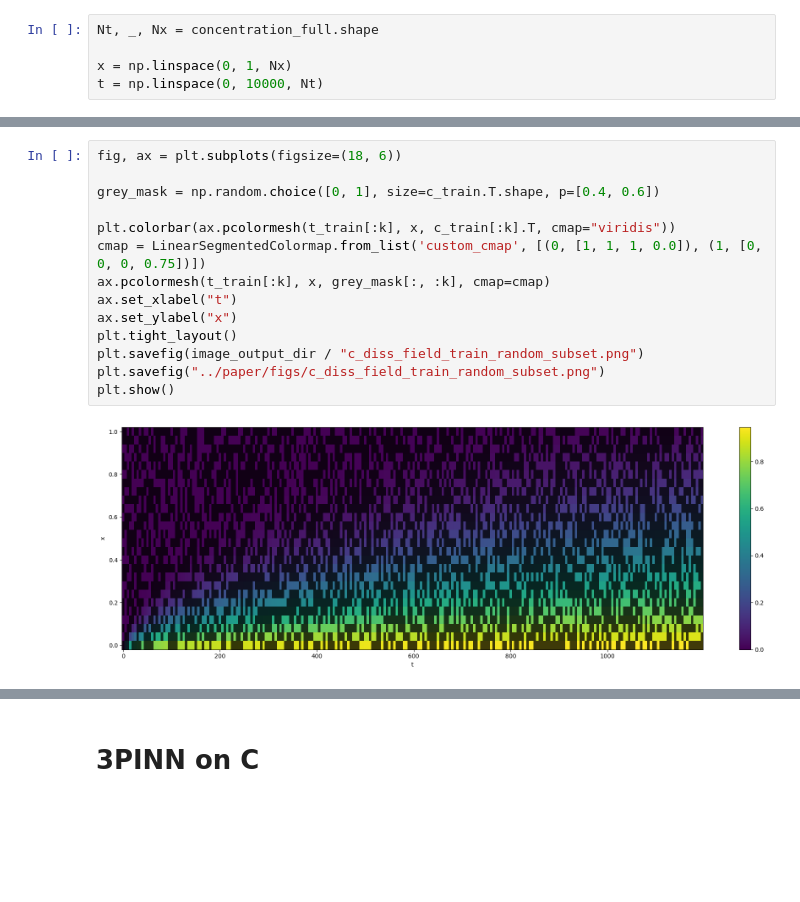
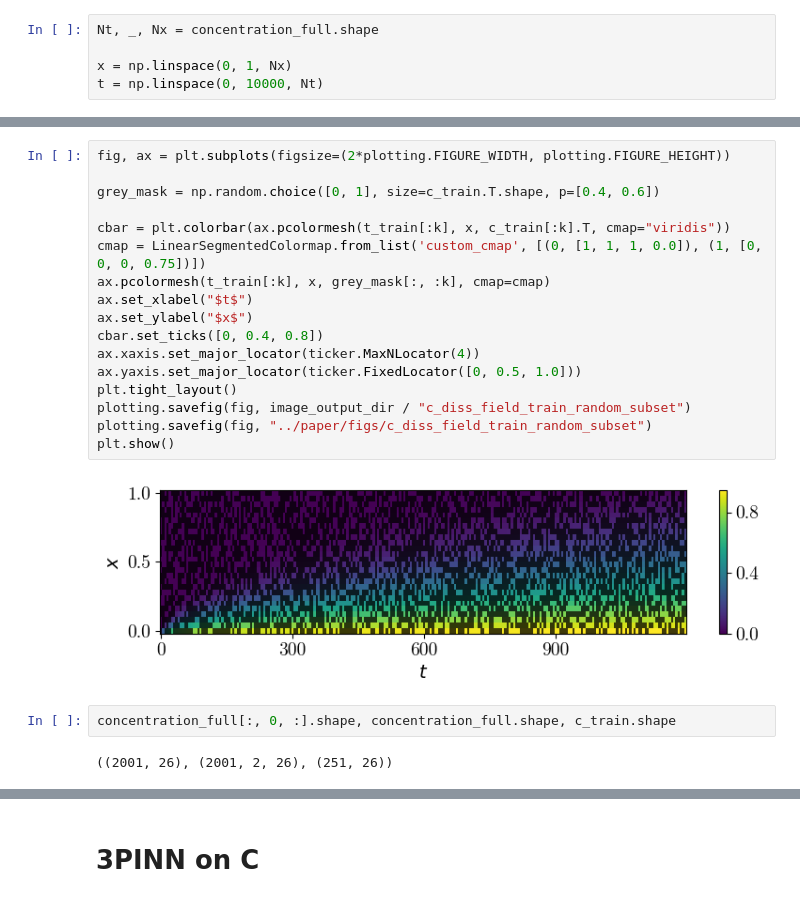
Before and after one commit to RiccardoFrenner/finn-nnpie, a Jupyter notebook: src/talk_plots.ipynb, the cells around one changed output, grey strips where cells are left out. Cells and saved outputs as stored; diff of their text form; blank space fills up the shorter version.

```diff
--- a/src/talk_plots.ipynb
+++ b/src/talk_plots.ipynb
@@ -92,18 +111,25 @@ plt.show()
 # %%
-fig, ax = plt.subplots(figsize=(18, 6))
+fig, ax = plt.subplots(figsize=(2*plotting.FIGURE_WIDTH, plotting.FIGURE_HEIGHT))
 
 grey_mask = np.random.choice([0, 1], size=c_train.T.shape, p=[0.4, 0.6])
 
-plt.colorbar(ax.pcolormesh(t_train[:k], x, c_train[:k].T, cmap="viridis"))
+cbar = plt.colorbar(ax.pcolormesh(t_train[:k], x, c_train[:k].T, cmap="viridis"))
 cmap = LinearSegmentedColormap.from_list('custom_cmap', [(0, [1, 1, 1, 0.0]), (1, [0, 0, 0, 0.75])])
 ax.pcolormesh(t_train[:k], x, grey_mask[:, :k], cmap=cmap)
-ax.set_xlabel("t")
-ax.set_ylabel("x")
+ax.set_xlabel("$t$")
+ax.set_ylabel("$x$")
+cbar.set_ticks([0, 0.4, 0.8])
+ax.xaxis.set_major_locator(ticker.MaxNLocator(4))
+ax.yaxis.set_major_locator(ticker.FixedLocator([0, 0.5, 1.0]))
 plt.tight_layout()
-plt.savefig(image_output_dir / "c_diss_field_train_random_subset.png")
-plt.savefig("../paper/figs/c_diss_field_train_random_subset.png")
+plotting.savefig(fig, image_output_dir / "c_diss_field_train_random_subset")
+plotting.savefig(fig, "../paper/figs/c_diss_field_train_random_subset")
 plt.show()
 # %% [output]
-[figure, old version]
+[figure, new version]
+# %%
+concentration_full[:, 0, :].shape, concentration_full.shape, c_train.shape
+# %% [output]
+((2001, 26), (2001, 2, 26), (251, 26))
 # %%
 nrows = 4
```
Also changed, not shown: parts of 10 cells of this notebook, 9 other files.
